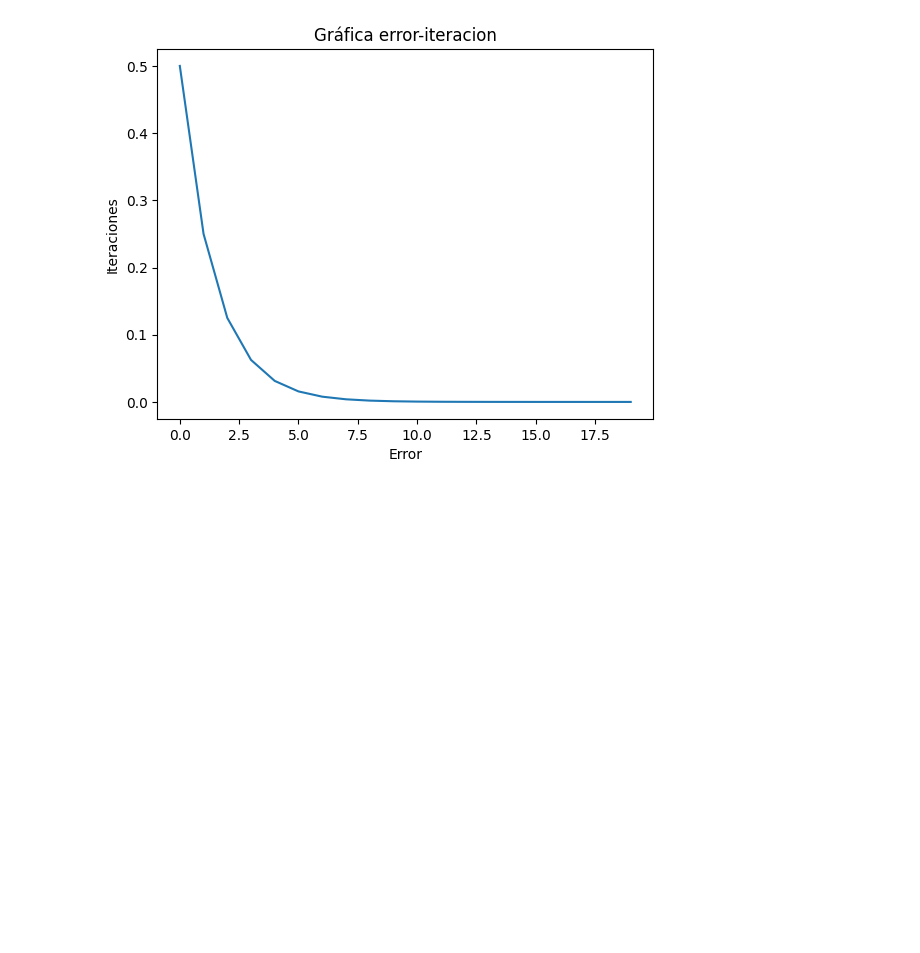
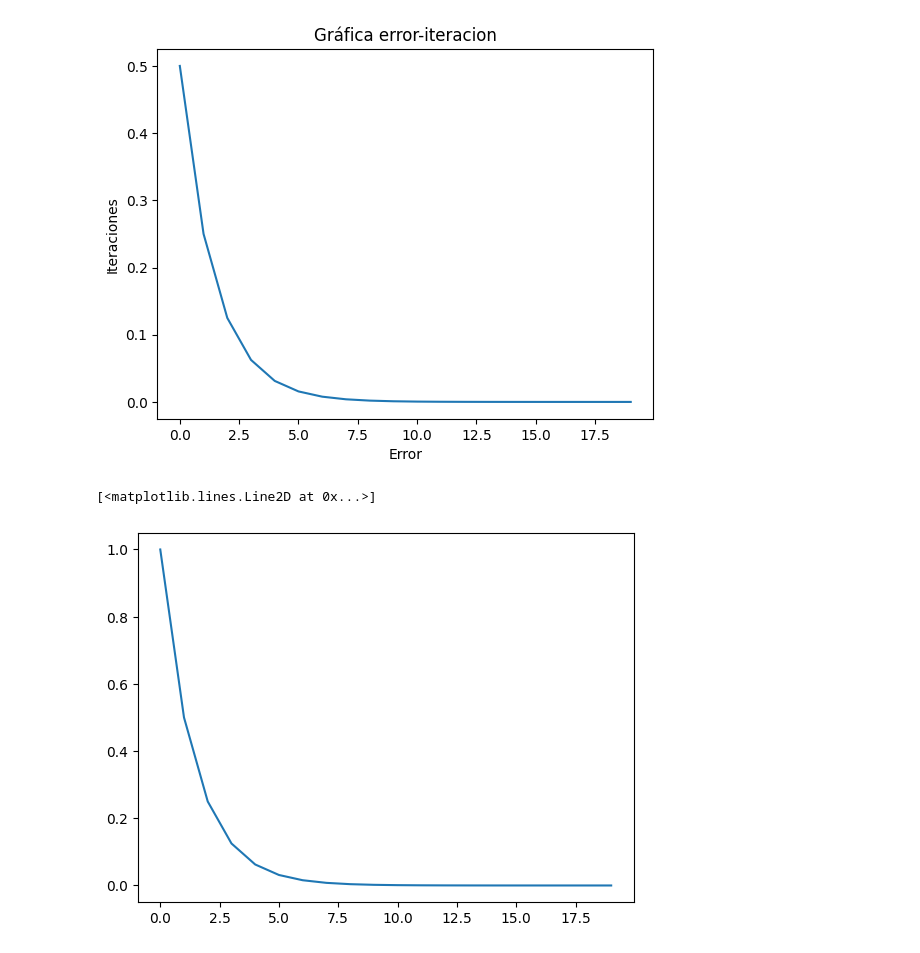
Before and after one commit to Sandoval-Martinez-Jacquelin/Metodos-1, a Jupyter notebook: Biseccion gráfica error-iteracion.ipynb, the cells around one changed output. Cells and saved outputs as stored; diff of their text form; code cells hidden in the pictures; blank space fills up the shorter version.

```diff
--- a/Biseccion gráfica error-iteracion.ipynb
+++ b/Biseccion gráfica error-iteracion.ipynb
@@ -37,7 +37,7 @@ print("{0} \t\t {1:6.4f} \t {2:6.4f} \t {3:6.4f} \t {4:6.4f} \t {5:6.4f} \t {6:6
 
 # ciclo iterativo
 errores=[]
-
+errores_1=[]
 
 while error > tol and niter < nmax:
     m = a + (b - a) / 2
@@ -52,6 +52,7 @@ while error > tol and niter < nmax:
     fm = funcion1(m)
     error = abs(b - a)
     errores.append(error)
+    errores_1.append(error/errores[0])
     niter += 1
     print("{0} \t\t {1:6.6f} \t {2:6.6f} \t {3:6.6f} \t {4:6.6f} \t {5:6.6f} \t {6:6.6f} \t {7:6.6f}".format(niter, a, fa, b, fb, m, fm, error ))
 
@@ -105,3 +106,8 @@ plt.ylabel("Iteraciones")
 # %% [output]
 Text(0, 0.5, 'Iteraciones')
 [figure]
+# %%
+plt.plot(errores_1)
+# %% [output]
+[<matplotlib.lines.Line2D at 0x...>]
+[figure, added]
```
